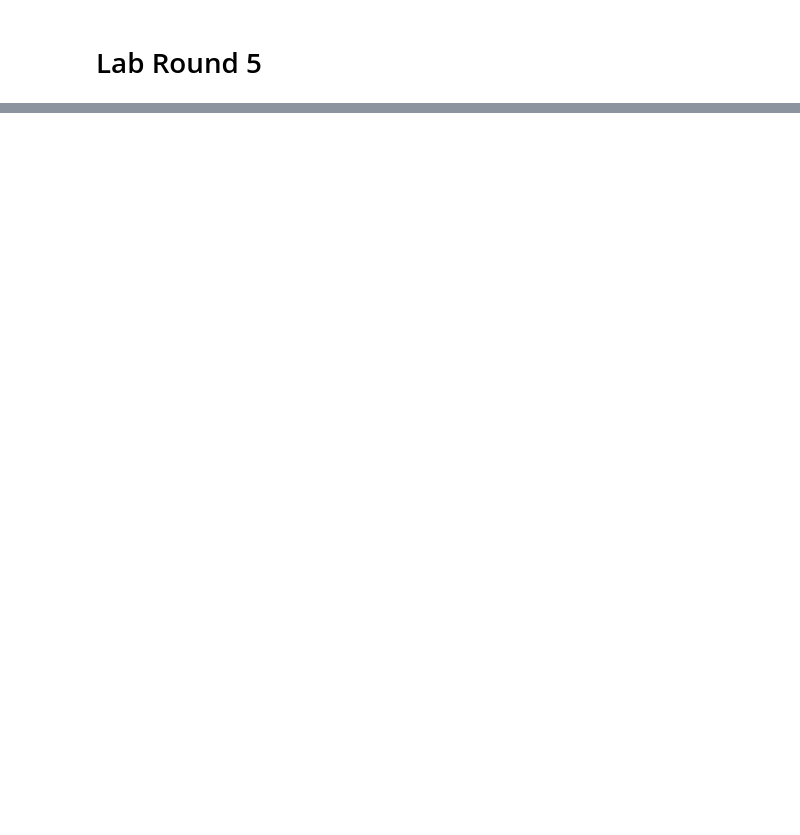
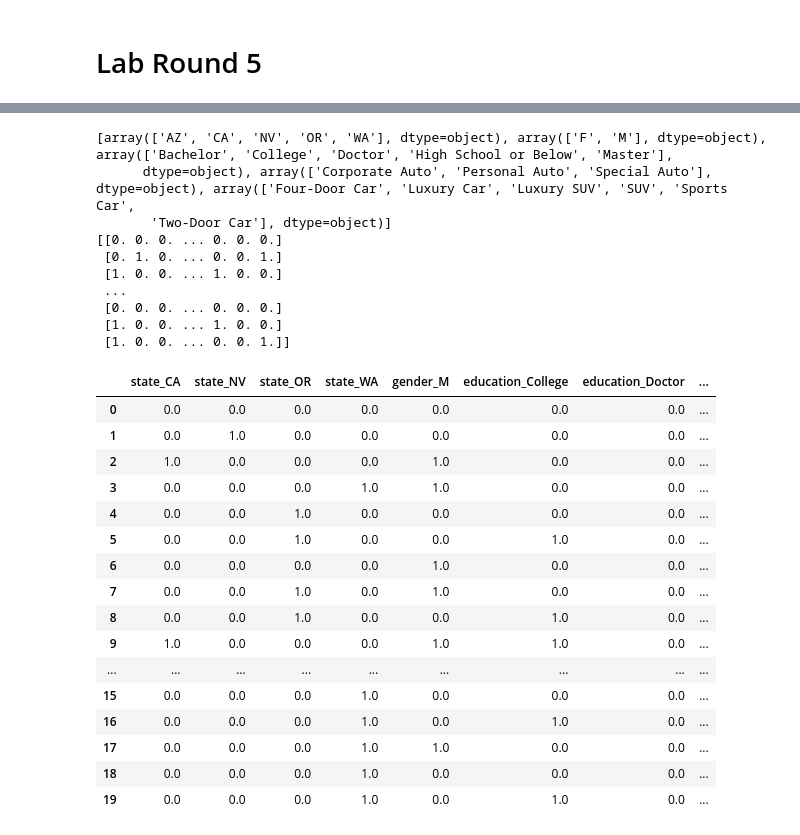
Before and after one commit to Draian123/lab-dw-data-cleaning-and-formatting, a Jupyter notebook: lab-dw-data-cleaning-and-formatting.ipynb, the cells around one changed output, grey strips where cells are left out. Drawn from its saved outputs; the diff is of its cells as text; code cells hidden in the pictures; blank space fills up the shorter version.

```diff
--- a/lab-dw-data-cleaning-and-formatting.ipynb
+++ b/lab-dw-data-cleaning-and-formatting.ipynb
@@ -376,0 +422,23 @@ b1 =  [ 7.21604838e-05 -3.59629145e-03 -4.13337844e-03]
+# %%
+from sklearn import linear_model
+from sklearn.metrics import mean_squared_error, r2_score
+
+# lm = linear_model.LinearRegression()
+# lm.fit(X_num,y_num)
+# print("b0 = " , lm.intercept_)
+# print("b1 = " , lm.coef_)
+
+# y_pred = lm.predict(X)
+# lm3 = linear_model.LinearRegression()
+# lm3.fit(X,y)
+# print(lm3.score(X,y))
+# y_pred=lm3.predict(X)
+# # print(mean_squared_error(y_pred,y))
+
+
+
+
+X_cat.head()
+X_cat= X_cat.drop(["customer"], axis=1)
+
+X_cat.head()
@@ -376,0 +452,36 @@ b1 =  [ 7.21604838e-05 -3.59629145e-03 -4.13337844e-03]
+# %%
+from sklearn.preprocessing import OneHotEncoder
+encoder = OneHotEncoder(drop="first").fit(X_cat)
+print(encoder.categories_)
+encoded = encoder.transform(X_cat).toarray()
+print(encoded)
+onehot_encoded = pd.DataFrame(encoded,columns= encoder.get_feature_names_out())
+onehot_encoded.head(20)
+# %% [output]
+[array(['AZ', 'CA', 'NV', 'OR', 'WA'], dtype=object), array(['F', 'M'], dtype=object), array(['Bachelor', 'College', 'Doctor', 'High School or Below', 'Master'],
+      dtype=object), array(['Corporate Auto', 'Personal Auto', 'Special Auto'], dtype=object), array(['Four-Door Car', 'Luxury Car', 'Luxury SUV', 'SUV', 'Sports Car',
+       'Two-Door Car'], dtype=object)]
+[[0. 0. 0. ... 0. 0. 0.]
+ [0. 1. 0. ... 0. 0. 1.]
+ [1. 0. 0. ... 1. 0. 0.]
+ ...
+ [0. 0. 0. ... 0. 0. 0.]
+ [1. 0. 0. ... 1. 0. 0.]
+ [1. 0. 0. ... 0. 0. 1.]]
+|  | state_CA | state_NV | state_OR | state_WA | gender_M | education_College | education_Doctor | ... |
+| 0 | 0.0 | 0.0 | 0.0 | 0.0 | 0.0 | 0.0 | 0.0 | ... |
+| 1 | 0.0 | 1.0 | 0.0 | 0.0 | 0.0 | 0.0 | 0.0 | ... |
+| 2 | 1.0 | 0.0 | 0.0 | 0.0 | 1.0 | 0.0 | 0.0 | ... |
+| 3 | 0.0 | 0.0 | 0.0 | 1.0 | 1.0 | 0.0 | 0.0 | ... |
+| 4 | 0.0 | 0.0 | 1.0 | 0.0 | 0.0 | 0.0 | 0.0 | ... |
+| 5 | 0.0 | 0.0 | 1.0 | 0.0 | 0.0 | 1.0 | 0.0 | ... |
+| 6 | 0.0 | 0.0 | 0.0 | 0.0 | 1.0 | 0.0 | 0.0 | ... |
+| 7 | 0.0 | 0.0 | 1.0 | 0.0 | 1.0 | 0.0 | 0.0 | ... |
+| 8 | 0.0 | 0.0 | 1.0 | 0.0 | 0.0 | 1.0 | 0.0 | ... |
+| 9 | 1.0 | 0.0 | 0.0 | 0.0 | 1.0 | 1.0 | 0.0 | ... |
+| ... | ... | ... | ... | ... | ... | ... | ... | ... |
+| 15 | 0.0 | 0.0 | 0.0 | 1.0 | 0.0 | 0.0 | 0.0 | ... |
+| 16 | 0.0 | 0.0 | 0.0 | 1.0 | 0.0 | 1.0 | 0.0 | ... |
+| 17 | 0.0 | 0.0 | 0.0 | 1.0 | 1.0 | 0.0 | 0.0 | ... |
+| 18 | 0.0 | 0.0 | 0.0 | 1.0 | 0.0 | 0.0 | 0.0 | ... |
+| 19 | 0.0 | 0.0 | 0.0 | 1.0 | 0.0 | 1.0 | 0.0 | ... |
```
Also changed, not shown: parts of 9 cells of this notebook.
